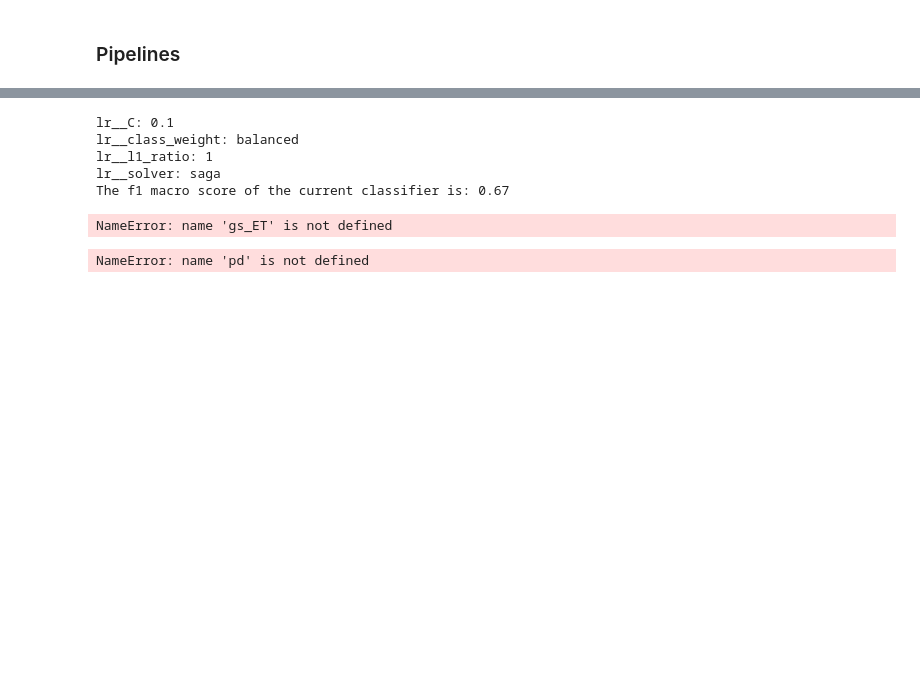
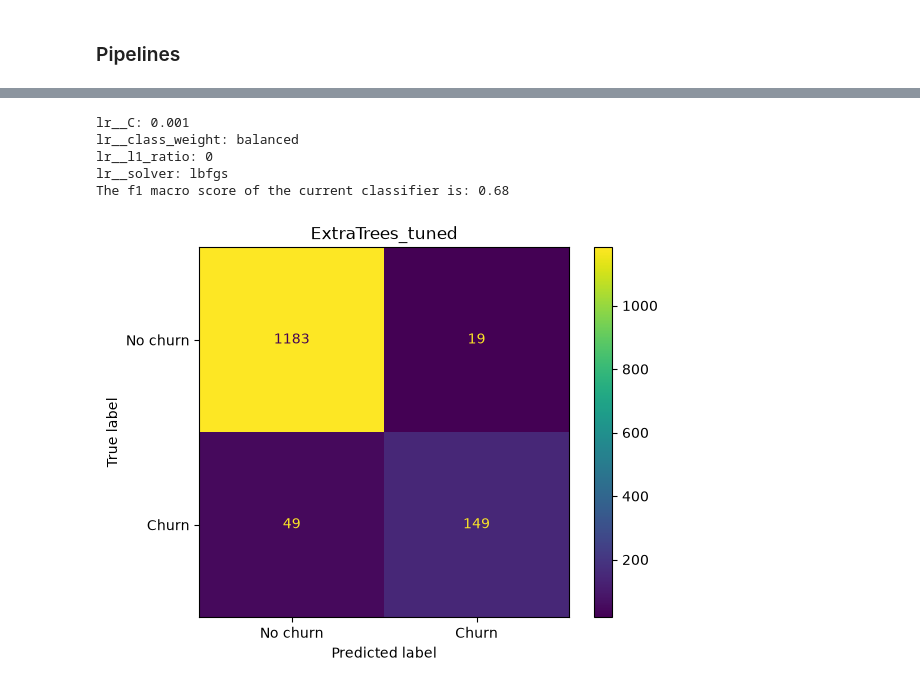
Before and after one commit to LudvikHA/DAT200-NMBU, a Jupyter notebook: Compulsory-assignment/CA4/CA4_DAT200_26H.ipynb, the cells around one changed output, grey strips where cells are left out. Cells and saved outputs as stored; diff of their text form; code cells hidden in the pictures; blank space fills up the shorter version.

Commit message:
feat: added threshold tuning

```diff
--- a/Compulsory-assignment/CA4/CA4_DAT200_26H.ipynb
+++ b/Compulsory-assignment/CA4/CA4_DAT200_26H.ipynb
@@ -169,7 +172,7 @@ params = {
     'svc__class_weight': ['balanced'],
 }
 
-cv = StratifiedShuffleSplit(n_splits=10, test_size=0.4)
+cv = StratifiedKFold(n_splits=10)
 
 gs = GridSearchCV(pipe, params, cv=cv, scoring='f1_macro', n_jobs=-1)
 
@@ -179,5 +182,5 @@ best_params = gs.best_params_
 for bp in best_params:
     print(f"{bp}: {best_params[bp]}")
 
-print(f"The f1 macro score of the current classifier is: {gs.score(telecom_df_X, telecom_df_y):.2f}")
+print(f"The f1 macro score of the current classifier is: {gs.best_score_:.2f}")
 # %% [output]
@@ -189,11 +192,9 @@ The f1 macro score of the current classifier is: 0.46
 # %%
 # ExtraTress Pipeline
 pipe_ET = Pipeline([
-    ('pca', PCA()),
     ('extratrees', ExtraTreesClassifier()),])
 
 params_ET = {
-    'pca__n_components': [0.80, 0.90, 0.95, 0.99, None],
     "extratrees__n_estimators": [200],
     "extratrees__max_depth": [5, 10, 15, None],
     "extratrees__min_samples_split": [2, 8, 12],
@@ -201,15 +202,18 @@ params_ET = {
     "extratrees__max_leaf_nodes": [2, 10, None],
 }
 
-cv_ET = StratifiedShuffleSplit(n_splits=10, test_size=0.4)
+cv_ET = StratifiedKFold(n_splits=10)
 
 gs_ET = GridSearchCV(pipe_ET, params_ET, cv=cv_ET, scoring='f1_macro', n_jobs=-1)
-
 gs_ET.fit(telecom_df_X, telecom_df_y)
 
 best_params = gs_ET.best_params_
 for bp in best_params:
     print(f"{bp}: {best_params[bp]}")
 
-print(f"The f1 macro score of the current classifier is: {gs_ET.score(telecom_df_X, telecom_df_y):.2f}")
+gs_ET_tuned = TunedThresholdClassifierCV(gs_ET.best_estimator_, scoring='f1_macro').fit(telecom_df_X, telecom_df_y)
+
+print(f"The f1 macro score of the current classifier with default threshold is:: {gs_ET.best_score_:.2f}")
+print(f"Best threshold: {gs_ET_tuned.best_threshold_:.2f}")
+print(f"The f1 macro score of the current classifier with tuned threshold is: {gs_ET_tuned.best_score_:.2f}")
 # %% [output]
@@ -242,7 +287,7 @@ params_LR = [
     },
 ]
 
-cv_LR = StratifiedShuffleSplit(n_splits=10, test_size=0.4)
+cv_LR = StratifiedKFold(n_splits=10)
 
 gs_LR = GridSearchCV(pipe_LR, params_LR, cv=cv_LR, scoring='f1_macro', n_jobs=-1)
 
@@ -252,25 +297,45 @@ best_params = gs_LR.best_params_
 for bp in best_params:
     print(f"{bp}: {best_params[bp]}")
 
-print(f"The f1 macro score of the current classifier is: {gs_LR.score(telecom_df_X, telecom_df_y):.2f}")
+print(f"The f1 macro score of the current classifier is: {gs_LR.best_score_:.2f}")
 # %% [output]
-lr__C: 0.1
+lr__C: 0.001
 lr__class_weight: balanced
-lr__l1_ratio: 1
-lr__solver: saga
-The f1 macro score of the current classifier is: 0.67
+lr__l1_ratio: 0
+lr__solver: lbfgs
+The f1 macro score of the current classifier is: 0.68
 # %%
-# Confusion Matrix
-models = [gs, gs_ET, gs_LR]
+# Confusion Matrix for best model with a 60/40 split
+models = {
+    "svc" : gs,
+    "ExtraTrees": gs_ET,
+    "ExtraTrees_tuned" : gs_ET_tuned,
+    "GradientBoosting" : gs_GB,
+    "GradientBoosting_tuned" : gs_GB_tuned,
+    "LogReg" : gs_LR}
 
-best_model = gs
-for model in models[1:]:
-    if best_model.score(telecom_df_X, telecom_df_y) < model.score(telecom_df_X, telecom_df_y):
-        best_model = model
+X_train, X_test, y_train, y_test = train_test_split(telecom_df_X, telecom_df_y, test_size=0.4, stratify=telecom_df_y)
 
-print(model)
+best_model = "svc"
+for model_name in models:
+    if models[best_model].best_score_ < models[model_name].best_score_:
+        best_model = model_name
+
+if "tuned" not in best_model:
+    final_model = clone(models[best_model].best_estimator_)
+else:
+    final_model = clone(models[best_model])
+
+final_model.fit(X_train, y_train)
+
+cm = confusion_matrix(y_test, final_model.predict(X_test))
+
+disp = ConfusionMatrixDisplay(confusion_matrix=cm, display_labels=["No churn", "Churn"])
+disp.plot()
+disp.ax_.set_title(best_model)
+plt.show()
 # %% [output]
-NameError: name 'gs_ET' is not defined
+[figure, added]
 # %%
 # Import test set
 telecom_df_test = pd.read_csv(r"testCA4DAT200.csv")
@@ -292,12 +346,0 @@ submission.to_csv("Kaggle_SVC_pipeline_result.csv")
-# %%
-# Predict using ExtraTrees
-submission_ET = pd.DataFrame(gs_ET.predict(telecom_df_test), columns=["Churn"])
-
-# Change index to customer Id
-submission_ET["CustomerId"] = customerId_df
-submission_ET = submission_ET.set_index("CustomerId")
-
-# Export as csv
-submission_ET.to_csv("Kaggle_ET_pipeline_result.csv")
-# %% [output]
-NameError: name 'pd' is not defined
```
Also changed, not shown: parts of 7 cells of this notebook, 1 other file.
